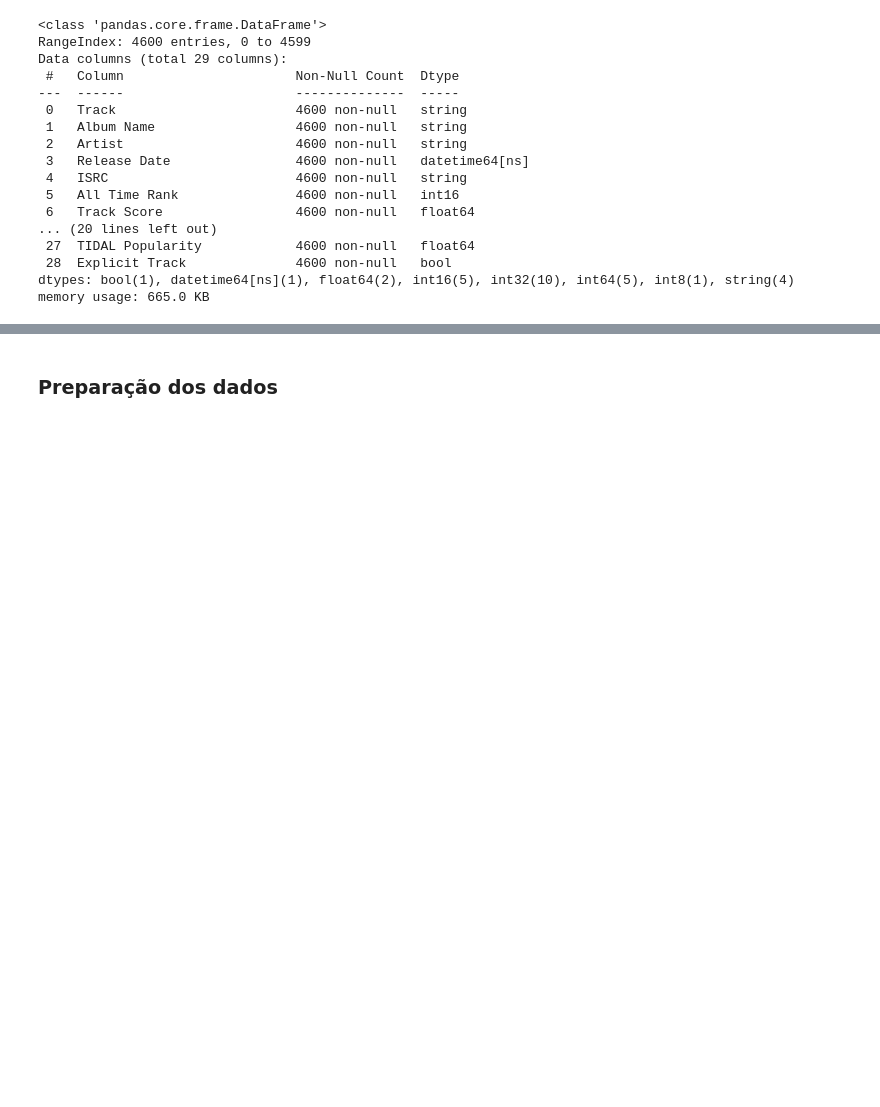
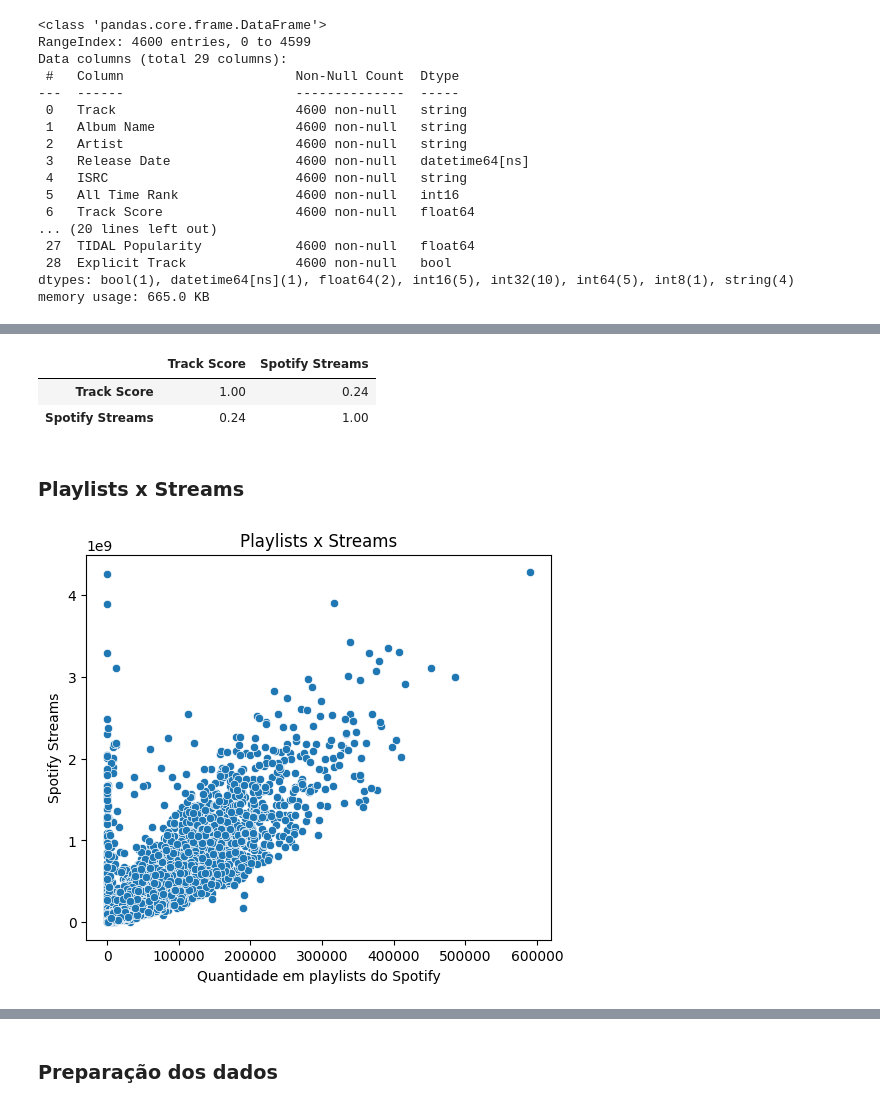
Before and after one commit to MizunoYudi/AD-Musicas-Mais-Tocadas, a Jupyter notebook: projeto.ipynb, the cells around one changed output, grey strips where cells are left out. Cells and saved outputs as stored; diff of their text form; code cells hidden in the pictures; blank space fills up the shorter version.

```diff
--- a/projeto.ipynb
+++ b/projeto.ipynb
@@ -577,0 +617,24 @@ memory usage: 665.0 KB
+# %%
+df_musicas[['Track Score', 'Spotify Streams']].corr()
+# %% [output]
+|  | Track Score | Spotify Streams |
+| Track Score | 1.00 | 0.24 |
+| Spotify Streams | 0.24 | 1.00 |
+# %% [markdown]
+### Playlists x Streams
+# %%
+plt.figure(figsize=(6,5))
+
+sns.scatterplot(
+    data=df_musicas,
+    x='Spotify Playlist Count',
+    y='Spotify Streams'
+)
+
+plt.title('Playlists x Streams')
+plt.xlabel('Quantidade em playlists do Spotify')
+plt.ylabel('Spotify Streams')
+
+plt.show()
+# %% [output]
+[figure, added]
```
Also changed, not shown: parts of 40 cells of this notebook.
